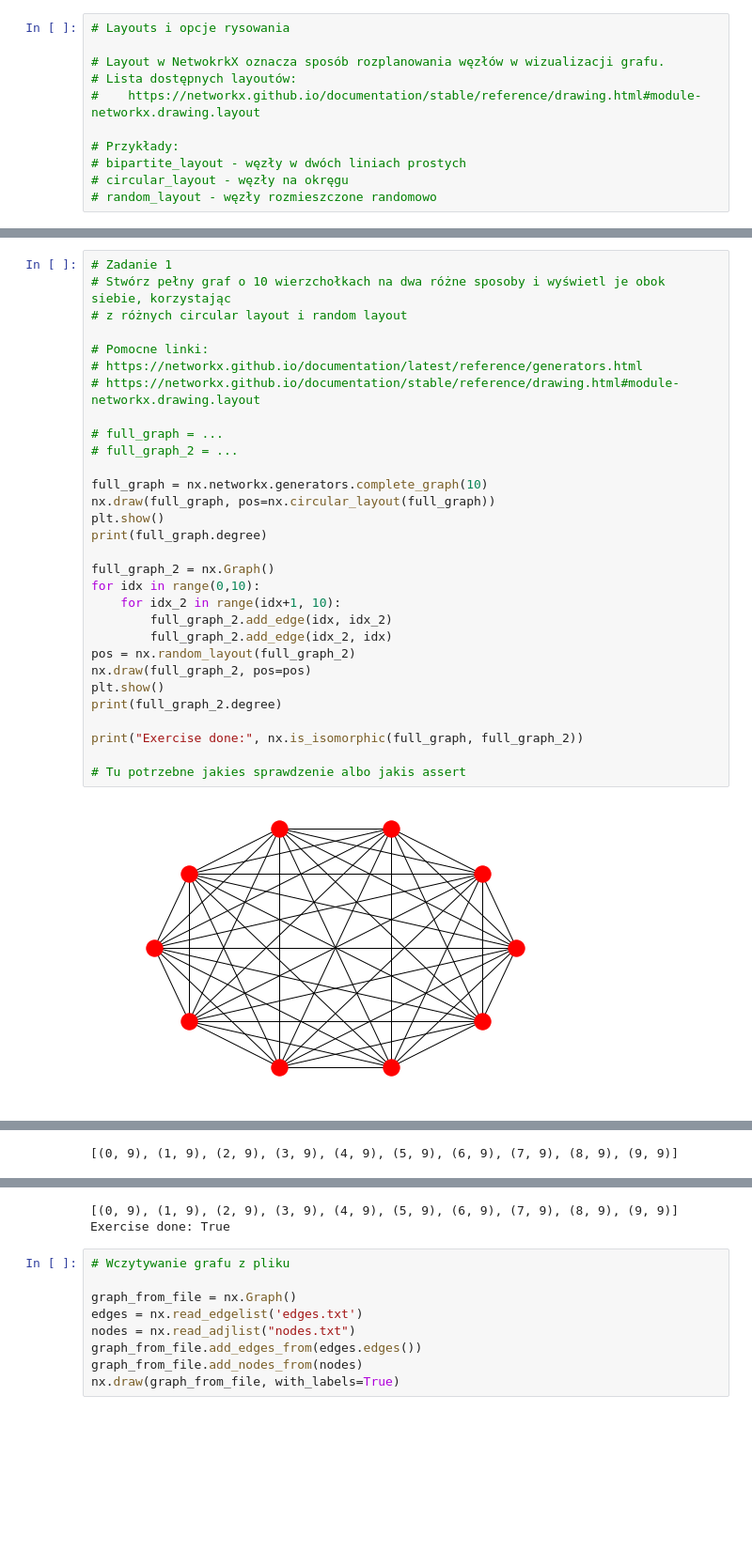
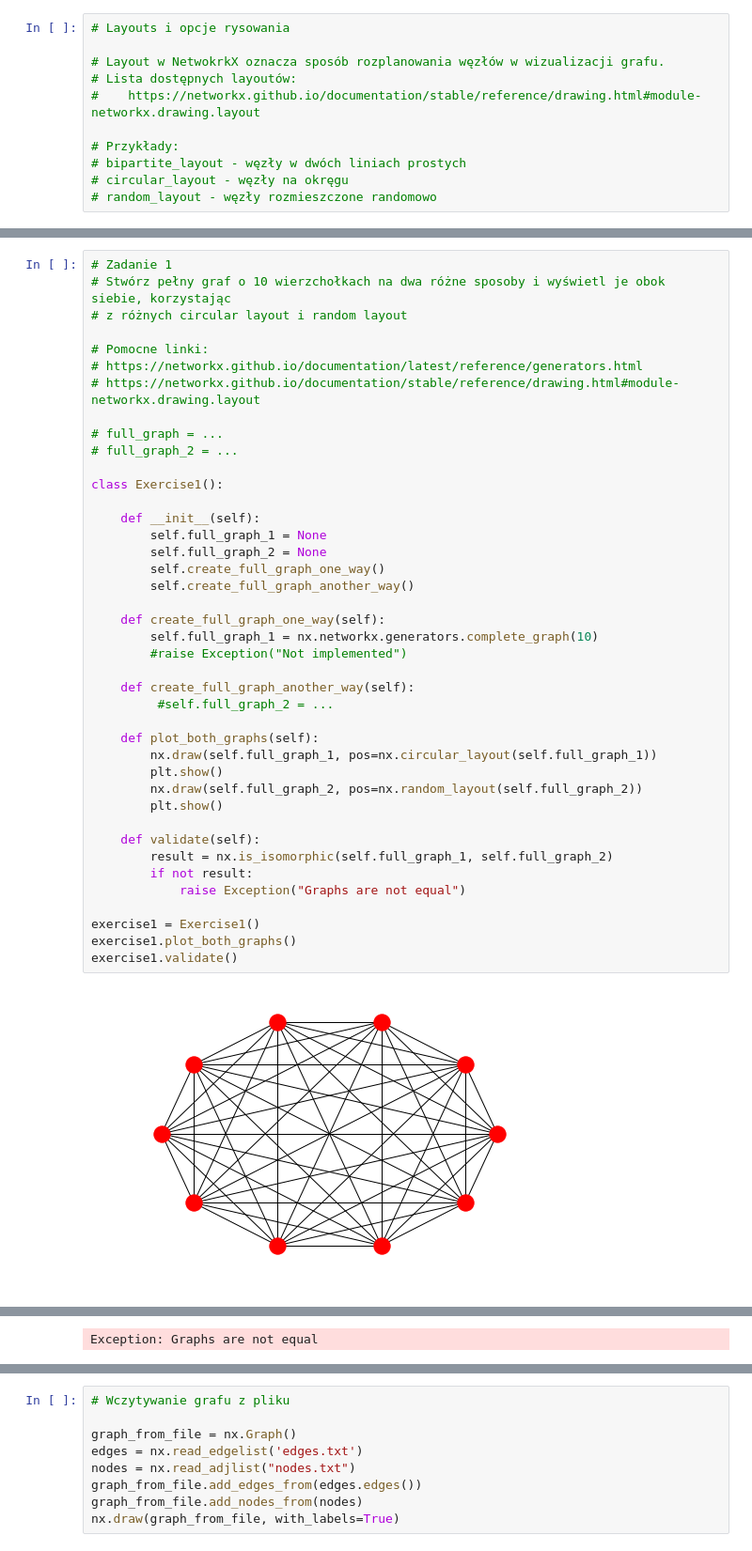
Before and after one commit to grzegorzborkowski/networkx-tutorial, a Jupyter notebook: NetworkX.ipynb, the cells around one changed output, grey strips where cells are left out. Shown at 94% size. Cells and saved outputs as stored; diff of their text form; blank space fills up the shorter version.

```diff
--- a/NetworkX.ipynb
+++ b/NetworkX.ipynb
@@ -61,32 +59,43 @@ plt.show()
 # %%
 # Zadanie 1
 # Stwórz pełny graf o 10 wierzchołkach na dwa różne sposoby i wyświetl je obok siebie, korzystając
 # z różnych circular layout i random layout
 
 # Pomocne linki:
 # https://networkx.github.io/documentation/latest/reference/generators.html
 # https://networkx.github.io/documentation/stable/reference/drawing.html#module-networkx.drawing.layout
 
 # full_graph = ...
 # full_graph_2 = ...
 
-full_graph = nx.networkx.generators.complete_graph(10)
-nx.draw(full_graph, pos=nx.circular_layout(full_graph))
-plt.show()
-print(full_graph.degree)
+class Exercise1():
 
-full_graph_2 = nx.Graph()
-for idx in range(0,10):
-    for idx_2 in range(idx+1, 10):
-        full_graph_2.add_edge(idx, idx_2)
-        full_graph_2.add_edge(idx_2, idx)
-pos = nx.random_layout(full_graph_2)
-nx.draw(full_graph_2, pos=pos)
-plt.show()
-print(full_graph_2.degree)
+    def __init__(self):
+        self.full_graph_1 = None
+        self.full_graph_2 = None
+        self.create_full_graph_one_way()
+        self.create_full_graph_another_way()
 
-print("Exercise done:", nx.is_isomorphic(full_graph, full_graph_2))
+    def create_full_graph_one_way(self):
+        self.full_graph_1 = nx.networkx.generators.complete_graph(10)
+        #raise Exception("Not implemented")
 
-# Tu potrzebne jakies sprawdzenie albo jakis assert
+    def create_full_graph_another_way(self):
+         #self.full_graph_2 = ...
+
+    def plot_both_graphs(self):
+        nx.draw(self.full_graph_1, pos=nx.circular_layout(self.full_graph_1))
+        plt.show()
+        nx.draw(self.full_graph_2, pos=nx.random_layout(self.full_graph_2))
+        plt.show()
+
+    def validate(self):
+        result = nx.is_isomorphic(self.full_graph_1, self.full_graph_2)
+        if not result:
+            raise Exception("Graphs are not equal")
+
+exercise1 = Exercise1()
+exercise1.plot_both_graphs()
+exercise1.validate()
 # %% [output]
-[figure, old version]
+[figure, new version]
@@ -93 +103 @@ print("Exercise done:", nx.is_isomorphic(full_graph, full_graph_2))
-[(0, 9), (1, 9), (2, 9), (3, 9), (4, 9), (5, 9), (6, 9), (7, 9), (8, 9), (9, 9)]
+Exception: Graphs are not equal
@@ -95,5 +104,3 @@ print("Exercise done:", nx.is_isomorphic(full_graph, full_graph_2))
-[(0, 9), (1, 9), (2, 9), (3, 9), (4, 9), (5, 9), (6, 9), (7, 9), (8, 9), (9, 9)]
-Exercise done: True
 # %%
 # Wczytywanie grafu z pliku
 
```
Also changed, not shown: parts of 3 cells of this notebook.
